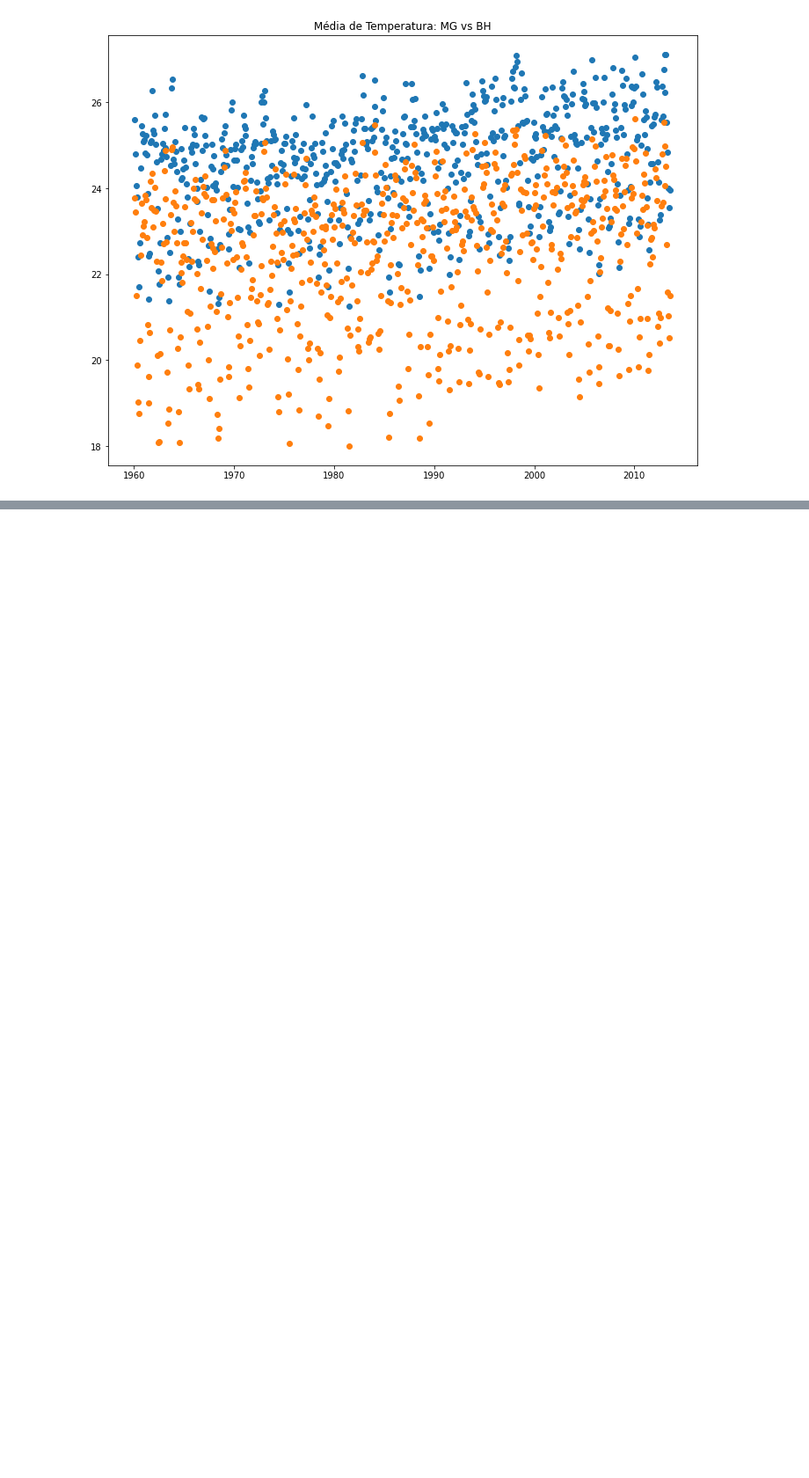
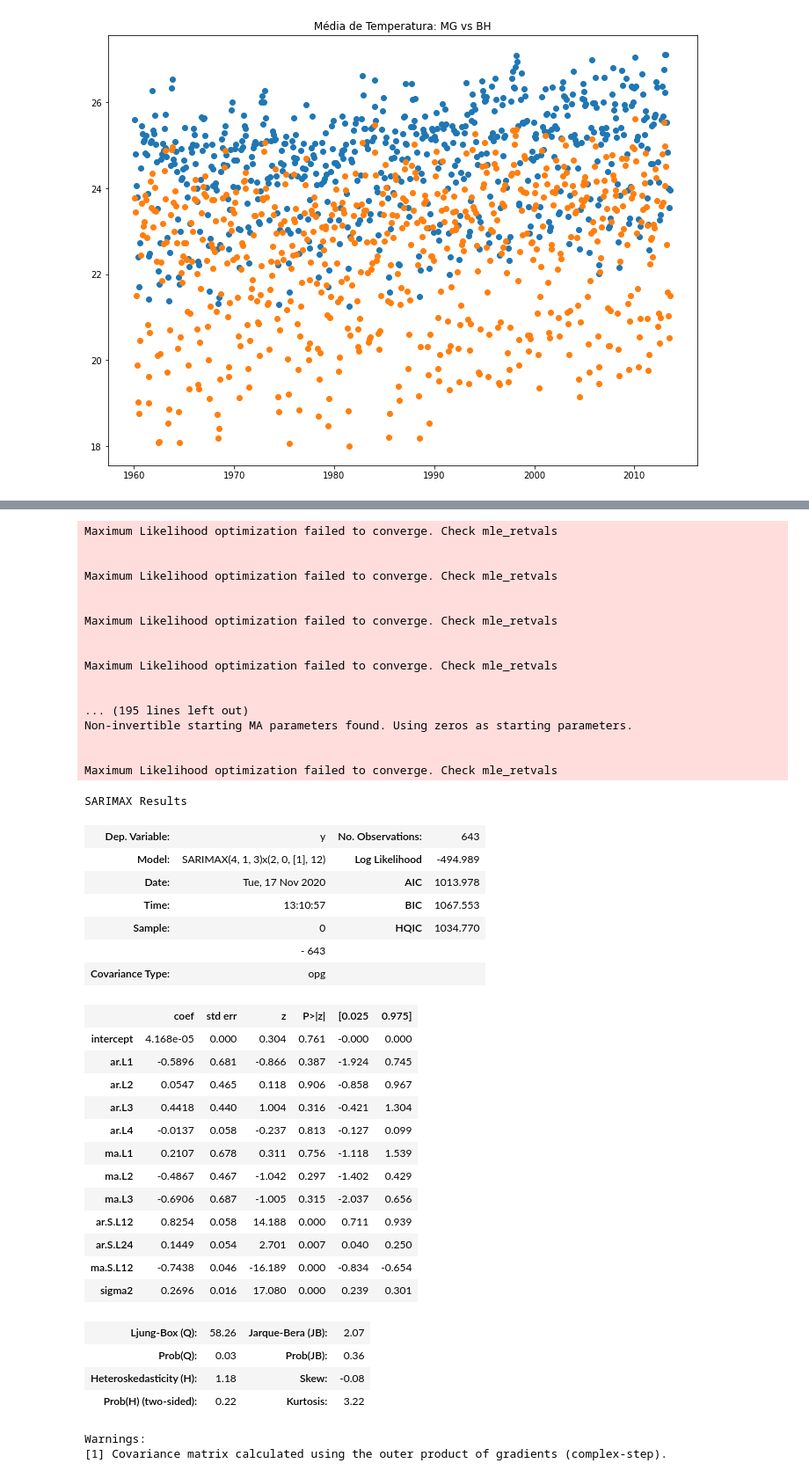
Before and after one commit to Raisler/DataScience_Portfolio, a Jupyter notebook: TemperatureAnalisys/Temperatures_BH_MG.ipynb, the cells around one changed output, grey strips where cells are left out. Shown: that part at 88% size. Cells and saved outputs as stored; diff of their text form; code cells hidden in the pictures; blank space fills up the shorter version.

```diff
--- a/TemperatureAnalisys/Temperatures_BH_MG.ipynb
+++ b/TemperatureAnalisys/Temperatures_BH_MG.ipynb
@@ -367,0 +376,6 @@ Text(0.5, 1.0, 'Média de Temperatura: MG vs BH')
+# %%
+m = Prophet()
+# %%
+Bahia['ds'] = Bahia.index
+Bahia['y'] = Bahia['AverageTemperature']
+m.fit(Bahia)
@@ -367,0 +417,50 @@ Text(0.5, 1.0, 'Média de Temperatura: MG vs BH')
+# %%
+from pmdarima.arima import auto_arima
+ts = Bahia['AverageTemperature']
+modelo_auto = auto_arima(ts, m = 12, seasonal = True, trace = False)
+modelo_auto.summary()
+# %% [output]
+Maximum Likelihood optimization failed to converge. Check mle_retvals
+
+
+Maximum Likelihood optimization failed to converge. Check mle_retvals
+
+
+Maximum Likelihood optimization failed to converge. Check mle_retvals
+
+
+Maximum Likelihood optimization failed to converge. Check mle_retvals
+
+
+... (195 lines left out)
+Non-invertible starting MA parameters found. Using zeros as starting parameters.
+
+
+Maximum Likelihood optimization failed to converge. Check mle_retvals
+SARIMAX Results
+| Dep. Variable: | y | No. Observations: | 643 |
+| Model: | SARIMAX(4, 1, 3)x(2, 0, [1], 12) | Log Likelihood | -494.989 |
+| Date: | Tue, 17 Nov 2020 | AIC | 1013.978 |
+| Time: | 13:10:57 | BIC | 1067.553 |
+| Sample: | 0 | HQIC | 1034.770 |
+|  | - 643 |  |  |
+| Covariance Type: | opg |  |  |
+|  | coef | std err | z | P>|z| | [0.025 | 0.975] |
+| intercept | 4.168e-05 | 0.000 | 0.304 | 0.761 | -0.000 | 0.000 |
+| ar.L1 | -0.5896 | 0.681 | -0.866 | 0.387 | -1.924 | 0.745 |
+| ar.L2 | 0.0547 | 0.465 | 0.118 | 0.906 | -0.858 | 0.967 |
+| ar.L3 | 0.4418 | 0.440 | 1.004 | 0.316 | -0.421 | 1.304 |
+| ar.L4 | -0.0137 | 0.058 | -0.237 | 0.813 | -0.127 | 0.099 |
+| ma.L1 | 0.2107 | 0.678 | 0.311 | 0.756 | -1.118 | 1.539 |
+| ma.L2 | -0.4867 | 0.467 | -1.042 | 0.297 | -1.402 | 0.429 |
+| ma.L3 | -0.6906 | 0.687 | -1.005 | 0.315 | -2.037 | 0.656 |
+| ar.S.L12 | 0.8254 | 0.058 | 14.188 | 0.000 | 0.711 | 0.939 |
+| ar.S.L24 | 0.1449 | 0.054 | 2.701 | 0.007 | 0.040 | 0.250 |
+| ma.S.L12 | -0.7438 | 0.046 | -16.189 | 0.000 | -0.834 | -0.654 |
+| sigma2 | 0.2696 | 0.016 | 17.080 | 0.000 | 0.239 | 0.301 |
+| Ljung-Box (Q): | 58.26 | Jarque-Bera (JB): | 2.07 |
+| Prob(Q): | 0.03 | Prob(JB): | 0.36 |
+| Heteroskedasticity (H): | 1.18 | Skew: | -0.08 |
+| Prob(H) (two-sided): | 0.22 | Kurtosis: | 3.22 |
+Warnings:
+[1] Covariance matrix calculated using the outer product of gradients (complex-step).
```
Also changed, not shown: parts of 14 cells of this notebook.
